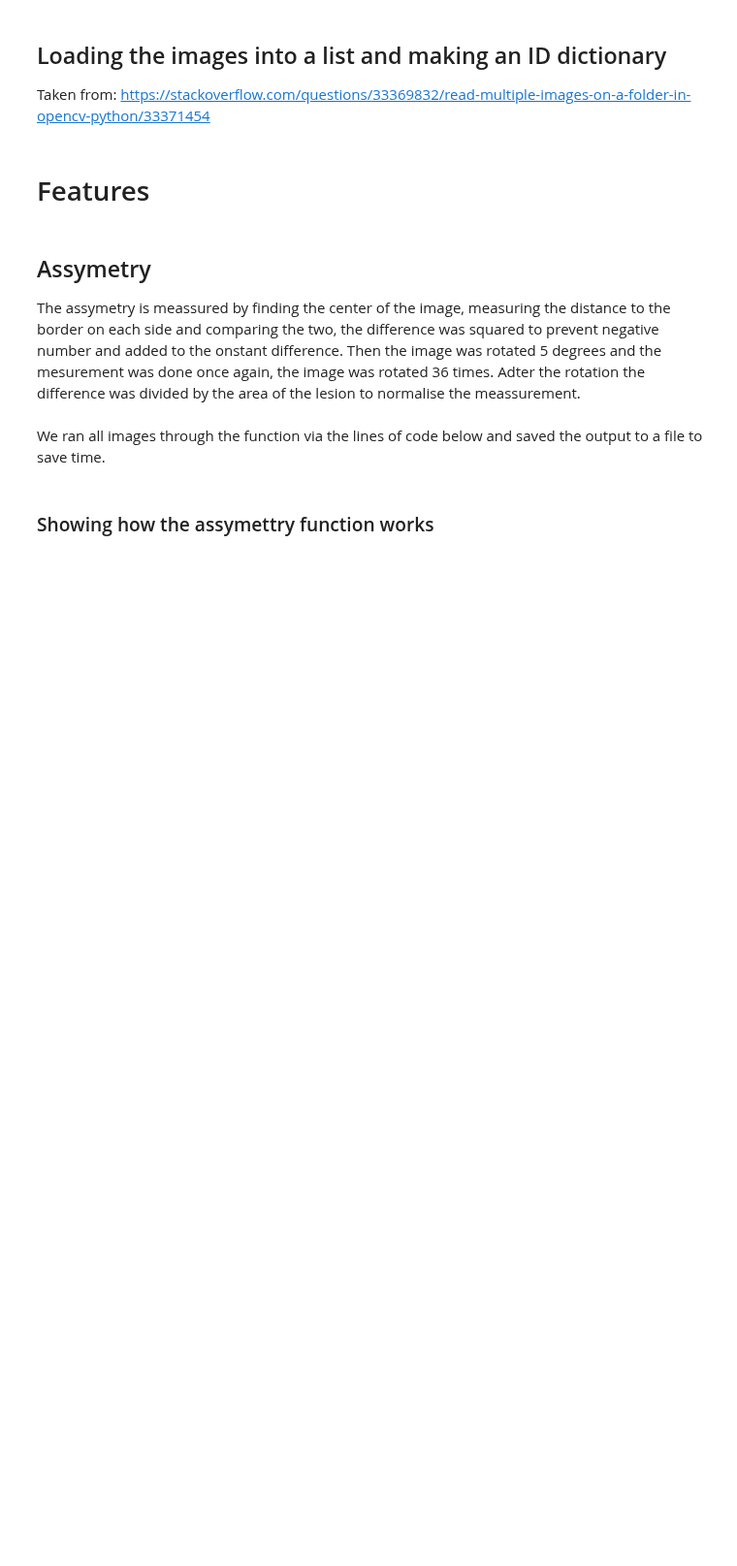
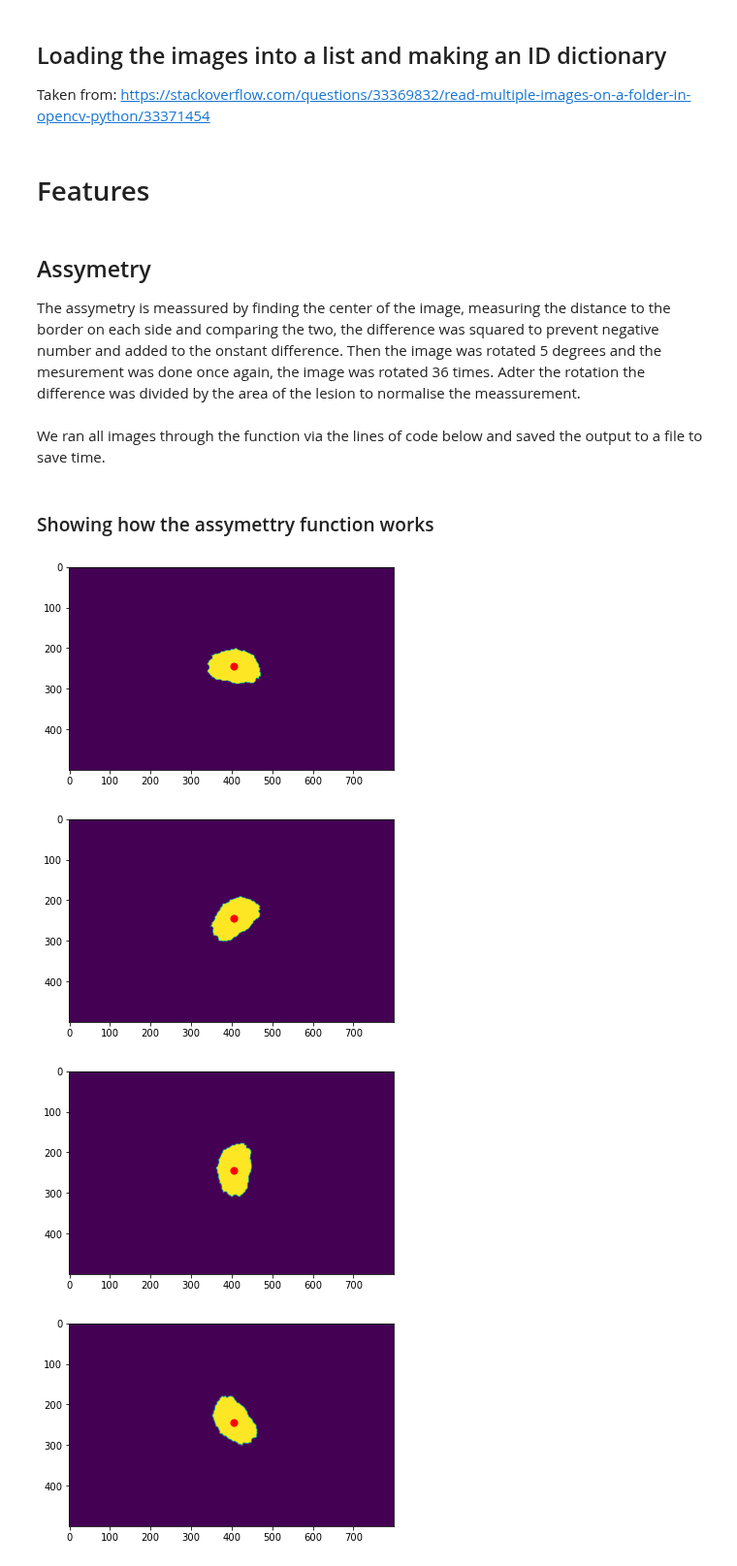
Before and after one commit to adagige/fyp2021p03g02, a Jupyter notebook: notebooks/main.ipynb, the cells around one changed output. Shown at 97% size. Drawn from its saved outputs; the diff is of its cells as text; code cells hidden in the pictures; blank space fills up the shorter version.

```diff
--- a/notebooks/main.ipynb
+++ b/notebooks/main.ipynb
@@ -149,19 +149,30 @@ if run:
 # %% [markdown]
 ### Showing how the assymettry function works
 # %%
+fig, axes = plt.subplots(nrows=1, ncols=4, figsize=(5, 3))
 
 mask = np.array(maps[1])
 
 borders = np.where(mask == 1) # This will return 2 arrays with the index where the pixels are ones
 up, down, left, right = max(borders[0]), min(borders[0]), min(borders[1]), max(borders[1])
 center = ((left + right)//2, (up+down) //2) # Tuple with the coordinates for the center of the lesion
 
 difference = 0
 
 for i in range(4):
     borders = np.where(mask == 1) # This will return 2 arrays with the index where the pixels are ones
     left, right = min(borders[1]), max(borders[1])
 
+
+    axes[i].imshow(mask)
+    axes[.scatter(center[0], center[1], s=50, c='red', marker='o')
+    plt.show()
+
     radiusdiff = (center[0]-left) - (right-center[0])
     difference += radiusdiff**2
     mask = transform.rotate(mask, 45, center = center)
+# %% [output]
+[figure, added]
+[figure, added]
+[figure, added]
+[figure, added]
```
Also changed, not shown: parts of 1 cell of this notebook.
